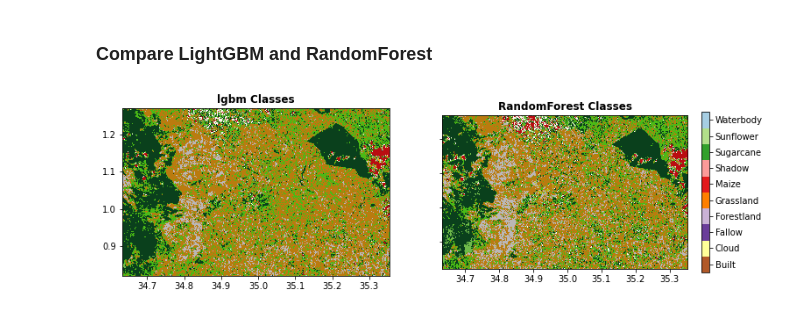
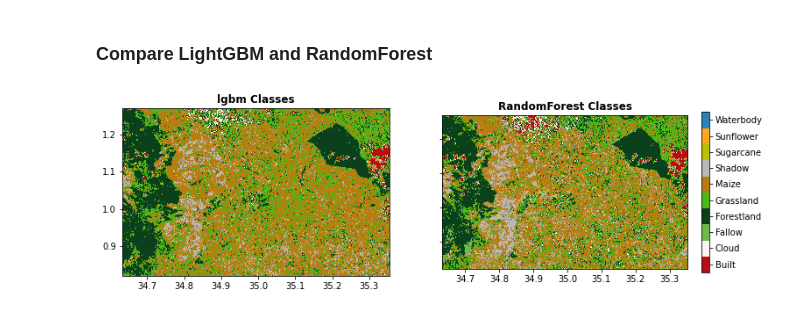
Before and after one commit to developmentseed/sat-ml-training, a Jupyter notebook: _notebooks/2020-02-24-LightGBM_cropmapping.ipynb, the cells around one changed output. Drawn from its saved outputs; the diff is of its cells as text; code cells hidden in the pictures.

Commit message:
Legend colors fix

```diff
--- a/_notebooks/2020-02-24-LightGBM_cropmapping.ipynb
+++ b/_notebooks/2020-02-24-LightGBM_cropmapping.ipynb
@@ -543,33 +543,33 @@ cls_colors = ['#ba0d11',
               '#ba7b0f',
               '#bab7b7',
               '#bac005',
               '#ffa718',
               '#2b83ba']
 clr_land = colors.ListedColormap([colors.hex2color(x) for x in cls_colors])
 
 
 
 fig, (ax1, ax2) = plt.subplots(ncols=2, nrows=1, figsize=(12, 6), sharey=True)
 
 im1 = ax1.imshow(lgbm_classes.squeeze(), cmap=cm.Accent_r)
 show(lgbm_classes,
      transform=class_raster.transform,
      ax=ax1,
      title="lgbm Classes",
      cmap=clr_land
      )
 
 show(rf_classes,
      transform=rf_class_raster.transform,
      ax=ax2,
      title="RandomForest Classes",
      cmap=clr_land
      )
 
 # Now make a colorbar
-norm = colors.BoundaryNorm(np.arange(-1,10), cm.Paired_r.N)
-cb = plt.colorbar(cm.ScalarMappable(norm=norm, cmap=cm.Paired_r), ax=ax2, fraction=0.03)
+norm = colors.BoundaryNorm(np.arange(-1,10), clr_land.N)
+cb = plt.colorbar(cm.ScalarMappable(norm=norm, cmap=clr_land), ax=ax2, fraction=0.03)
 cb.set_ticks([x+.5 for x in range(-1,10)]) # move the marks to the middle
 cb.set_ticklabels(list(class_dict.keys())) # label the colors
 # %% [output]
-[figure, old version]
+[figure, new version]
```
